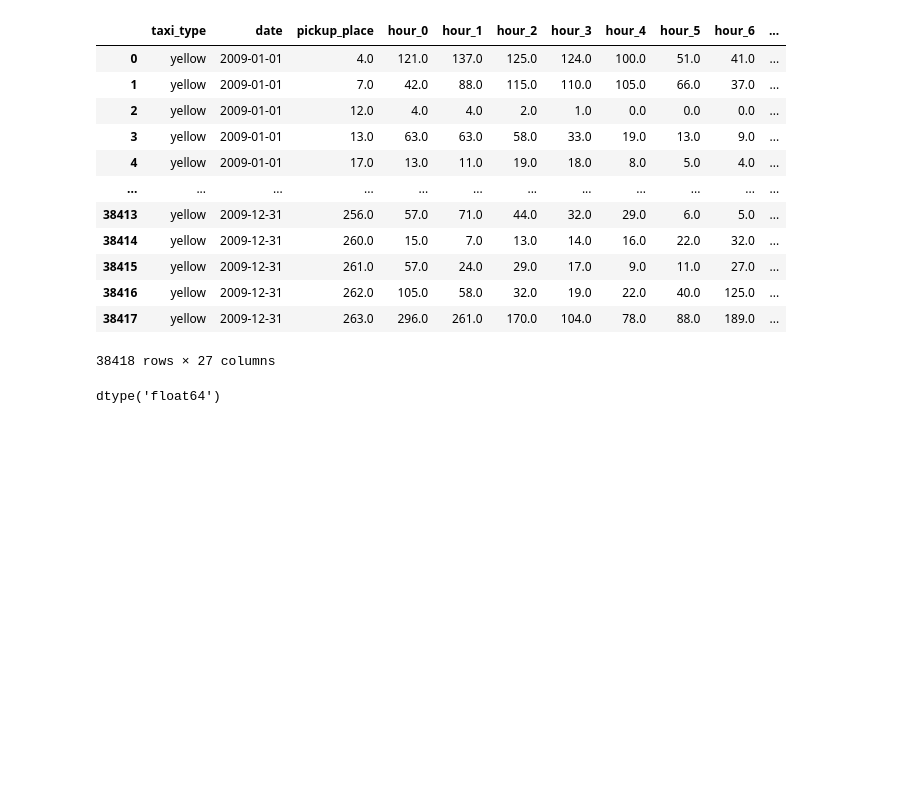
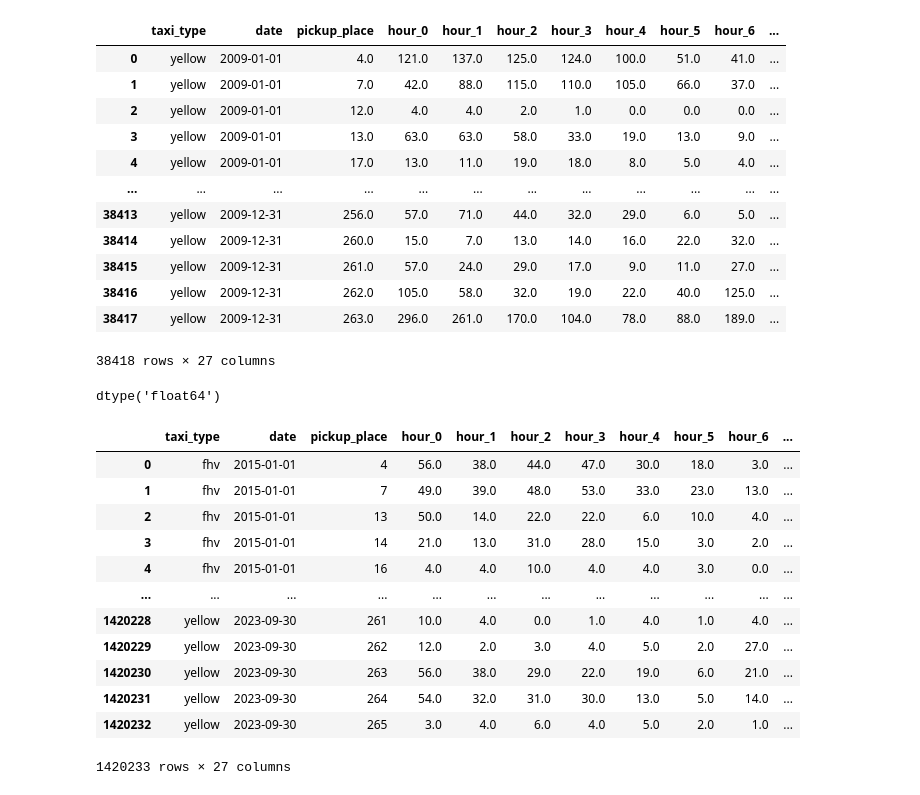
Before and after one commit to TangyKiwi/DSC-291-AWS, a Jupyter notebook: pivot_and_bootstrap/test.ipynb, the cells around one changed output. Cells and saved outputs as stored; diff of their text form; code cells hidden in the pictures; blank space fills up the shorter version.

```diff
--- a/pivot_and_bootstrap/test.ipynb
+++ b/pivot_and_bootstrap/test.ipynb
@@ -536,3 +536,25 @@ taxi_wide_df
 taxi_wide_df['pickup_place'].dtype
 # %% [output]
 dtype('float64')
+# %%
+taxi_df = pd.read_parquet(
+    "./data/FINAL/taxi_wide_table_FINAL.parquet",
+    engine="pyarrow"
+)
+
+pd.set_option('display.max_columns', None)
+taxi_df
+# %% [output]
+|  | taxi_type | date | pickup_place | hour_0 | hour_1 | hour_2 | hour_3 | hour_4 | hour_5 | hour_6 | ... |
+| 0 | fhv | 2015-01-01 | 4 | 56.0 | 38.0 | 44.0 | 47.0 | 30.0 | 18.0 | 3.0 | ... |
+| 1 | fhv | 2015-01-01 | 7 | 49.0 | 39.0 | 48.0 | 53.0 | 33.0 | 23.0 | 13.0 | ... |
+| 2 | fhv | 2015-01-01 | 13 | 50.0 | 14.0 | 22.0 | 22.0 | 6.0 | 10.0 | 4.0 | ... |
+| 3 | fhv | 2015-01-01 | 14 | 21.0 | 13.0 | 31.0 | 28.0 | 15.0 | 3.0 | 2.0 | ... |
+| 4 | fhv | 2015-01-01 | 16 | 4.0 | 4.0 | 10.0 | 4.0 | 4.0 | 3.0 | 0.0 | ... |
+| ... | ... | ... | ... | ... | ... | ... | ... | ... | ... | ... | ... |
+| 1420228 | yellow | 2023-09-30 | 261 | 10.0 | 4.0 | 0.0 | 1.0 | 4.0 | 1.0 | 4.0 | ... |
+| 1420229 | yellow | 2023-09-30 | 262 | 12.0 | 2.0 | 3.0 | 4.0 | 5.0 | 2.0 | 27.0 | ... |
+| 1420230 | yellow | 2023-09-30 | 263 | 56.0 | 38.0 | 29.0 | 22.0 | 19.0 | 6.0 | 21.0 | ... |
+| 1420231 | yellow | 2023-09-30 | 264 | 54.0 | 32.0 | 31.0 | 30.0 | 13.0 | 5.0 | 14.0 | ... |
+| 1420232 | yellow | 2023-09-30 | 265 | 3.0 | 4.0 | 6.0 | 4.0 | 5.0 | 2.0 | 1.0 | ... |
+1420233 rows × 27 columns
```
Also changed, not shown: parts of 4 cells of this notebook, 7 other files.
